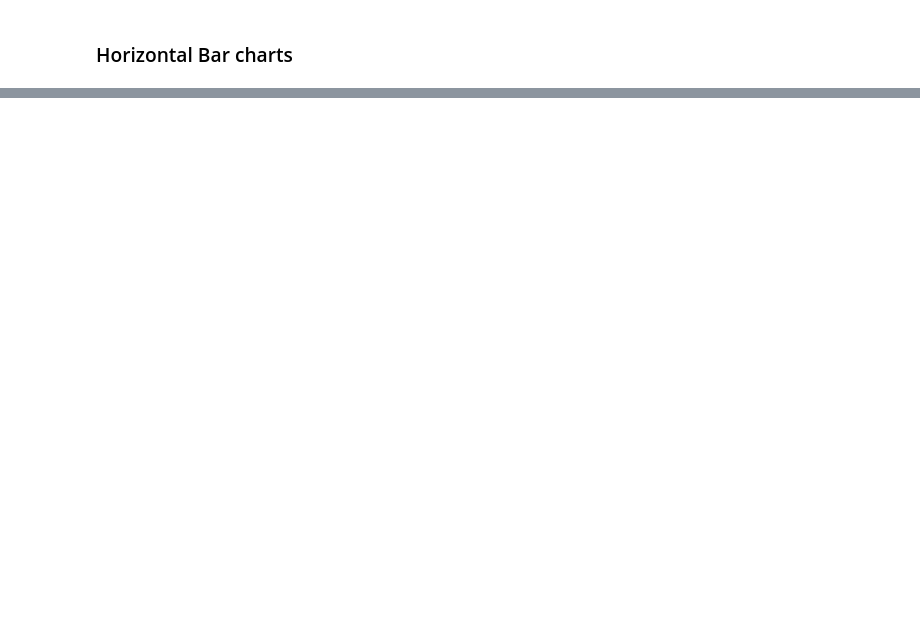
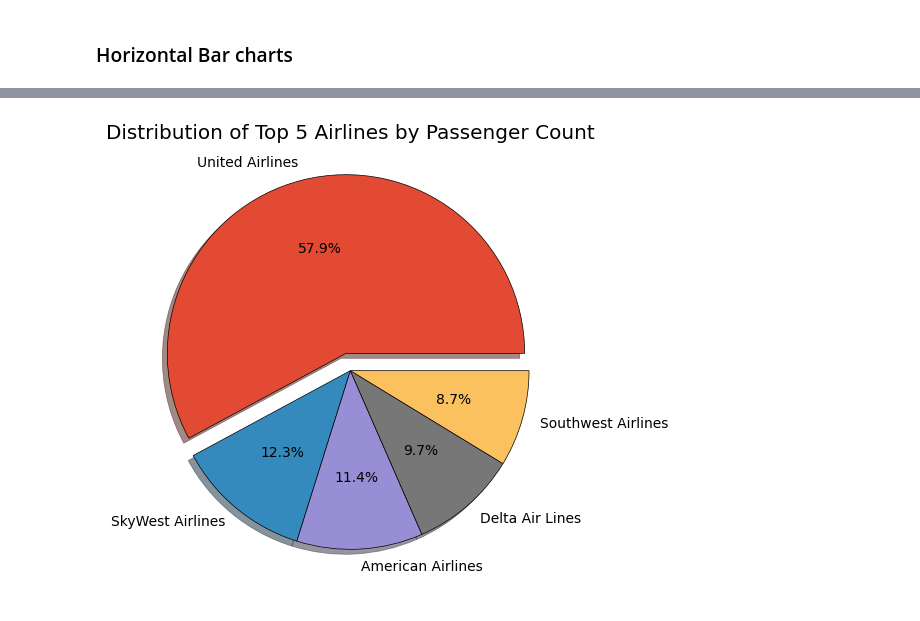
Before and after one commit to atifiu/matplotlib_practice, a Jupyter notebook: Matplotlib_Training1.ipynb, the cells around one changed output, grey strips where cells are left out. Cells and saved outputs as stored; diff of their text form; code cells hidden in the pictures; blank space fills up the shorter version.

```diff
--- a/Matplotlib_Training1.ipynb
+++ b/Matplotlib_Training1.ipynb
@@ -357,0 +368,20 @@ _ = plt.show()
+# %%
+df_top5_summary = df_top10_summary.nlargest(5,'Passenger_Count')
+plt.figure(figsize=(14,5)) # to Increase the size of plot and make it bigger
+plt.title("Distribution of Top 5 Airlines by Passenger Count")
+labels = df_top5_summary['Operating Airline']
+slices = df_top5_summary['Passenger_Count']
+explode = [0.1 if airline == 'United Airlines' else 0 for airline in df_top5_summary['Operating Airline'].tolist()]
+#wedgeprops set properties of each wedge
+plt.pie(slices, labels = labels, wedgeprops={'edgecolor':'black'}, explode = explode,\
+            shadow = True, autopct='%1.1f%%')
+
+
+plt.style.use('ggplot')
+plt.tight_layout()
+
+plt.savefig("San_Francisco_Passenger_top4_piechart.png")
+
+_ = plt.show()
+# %% [output]
+[figure, added]
```
Also changed, not shown: parts of 11 cells of this notebook, 2 other files.
